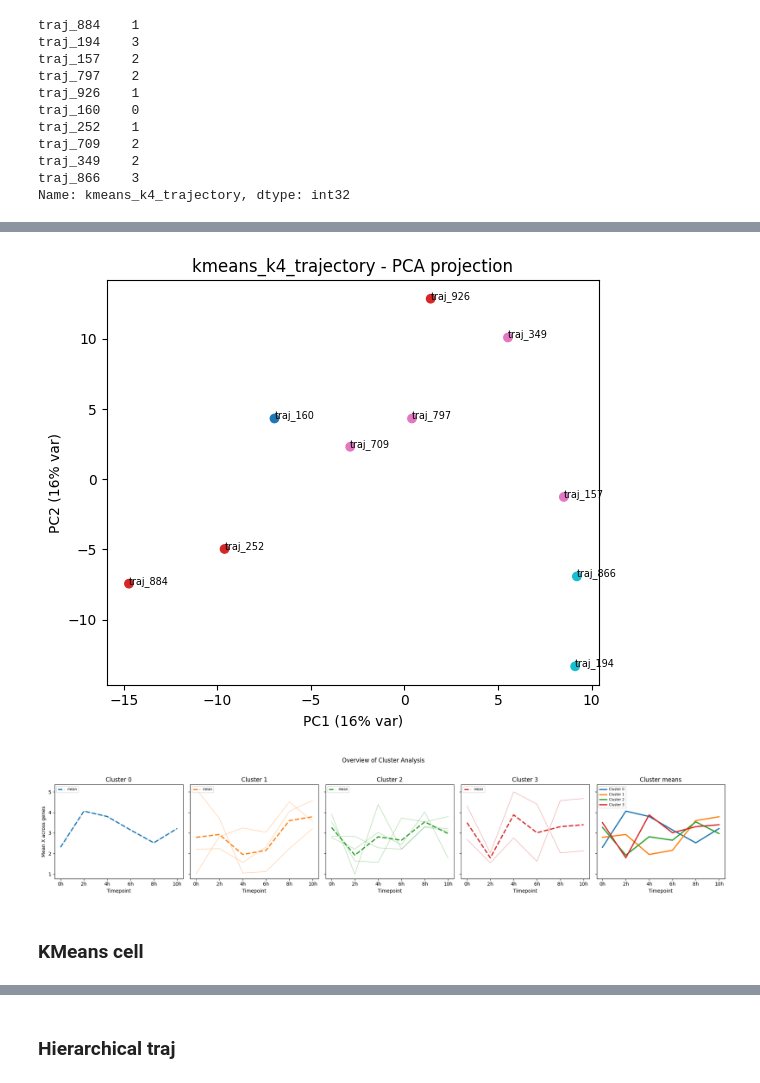
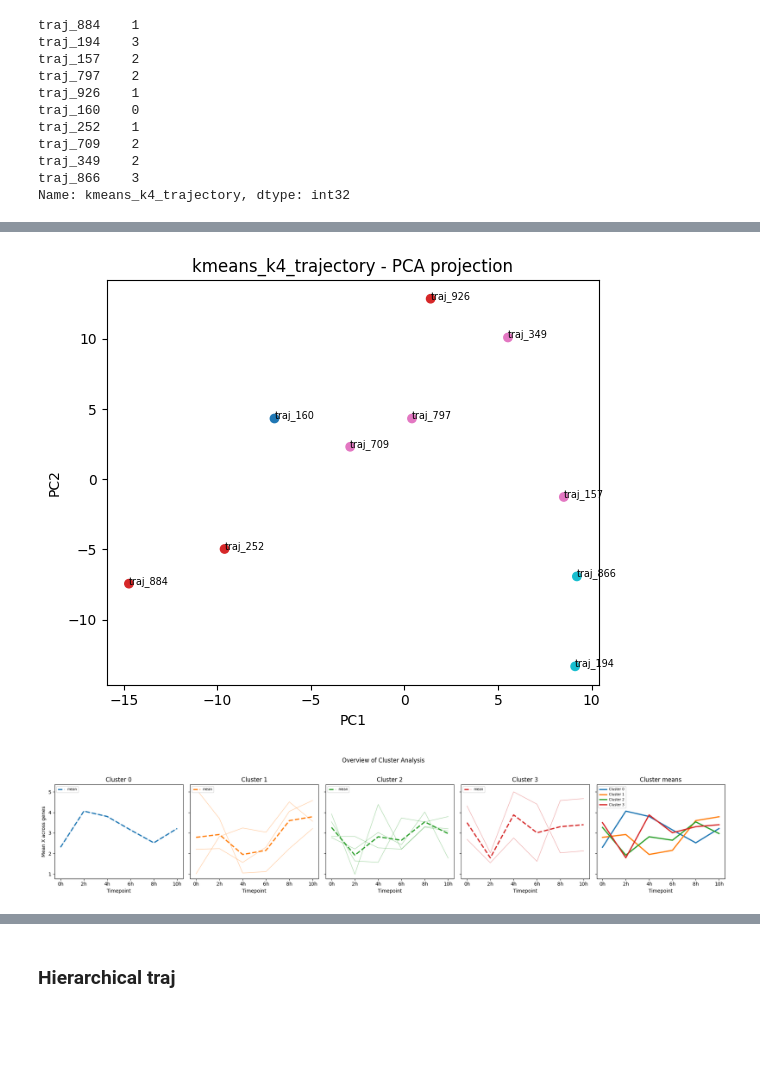
Before and after one commit to csw128/hdadata-package, a Jupyter notebook: milestone3_test2.ipynb, the cells around one changed output, grey strips where cells are left out. Drawn from its saved outputs; the diff is of its cells as text; code cells hidden in the pictures; blank space fills up the shorter version.

```diff
--- a/milestone3_test2.ipynb
+++ b/milestone3_test2.ipynb
@@ -58,15 +77,14 @@ Name: kmeans_k4_trajectory, dtype: int32
 # %%
 c1 = hdata.clusters["kmeans_k4_trajectory"]
+e1 = hdata.embeddings["pca_trajectory"]
 
 hda.visualize.scatter(
-    data=subset_top10,
     cluster=c1,
-    key="X",
-    kind="trajectory",
-    trajectory_id=top_10_traj
+    embedding=e1,
+    reduction="PCA"
 )
 # %% [output]
-[figure, old version]
+[figure, new version]
 # %%
 hda.visualize.line(
     data=subset_top10,
@@ -77,5 +95,3 @@ hda.visualize.line(
 )
 # %% [output]
 [figure]
-# %% [markdown]
-### KMeans cell
```
Also changed, not shown: parts of 15 cells of this notebook, 14 other files.
